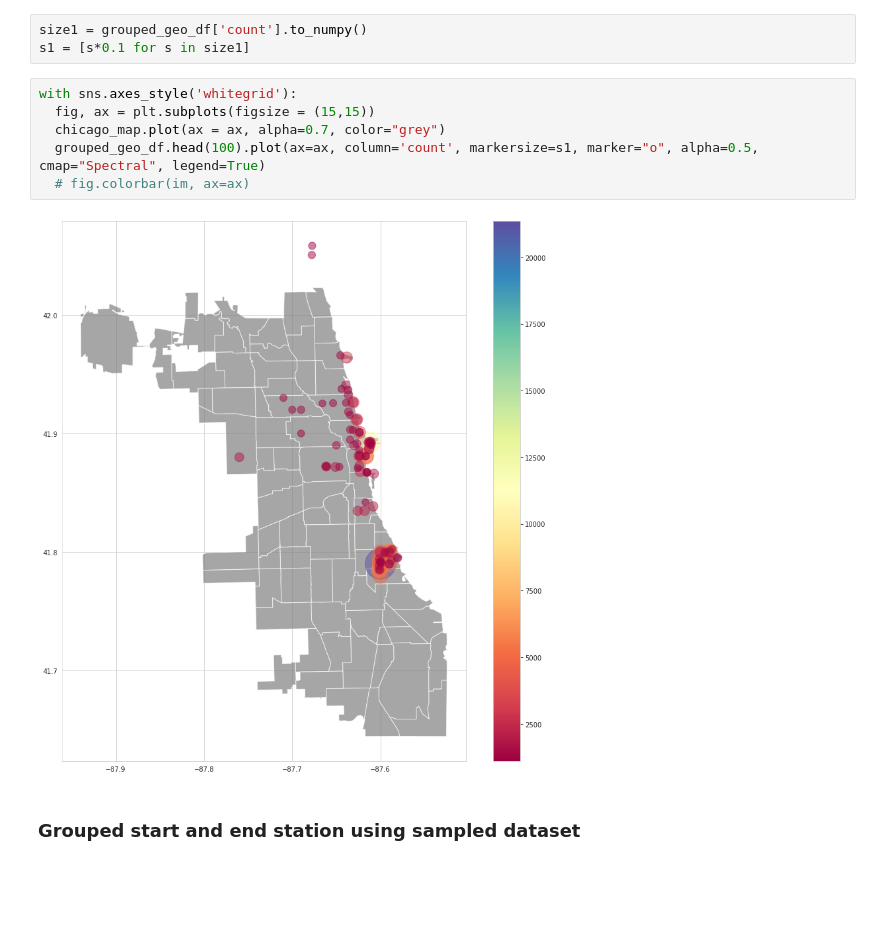
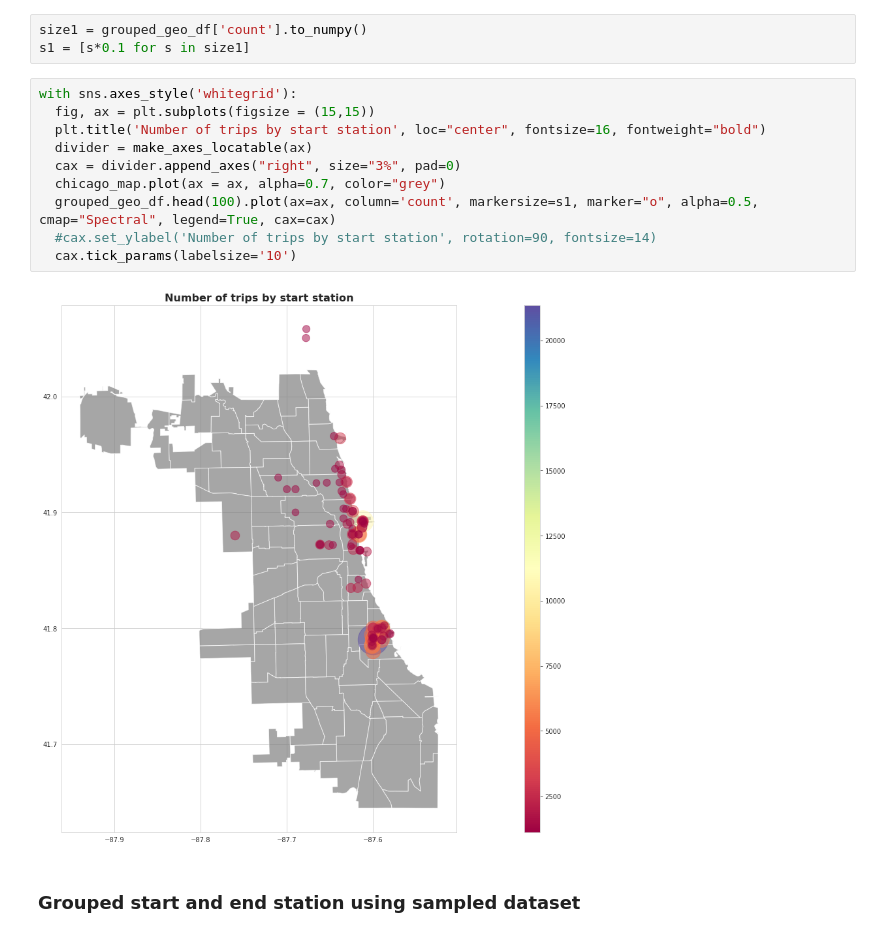
Before and after one commit to anamilanezi/google-data-analytics, a Jupyter notebook: Sample_LatLong.ipynb, the cells around one changed output. Drawn from its saved outputs; the diff is of its cells as text; blank space fills up the shorter version.

```diff
--- a/Sample_LatLong.ipynb
+++ b/Sample_LatLong.ipynb
@@ -534,11 +516,15 @@ s1 = [s*0.1 for s in size1]
 # %%
 with sns.axes_style('whitegrid'):
   fig, ax = plt.subplots(figsize = (15,15))
+  plt.title('Number of trips by start station', loc="center", fontsize=16, fontweight="bold")
+  divider = make_axes_locatable(ax)
+  cax = divider.append_axes("right", size="3%", pad=0)
   chicago_map.plot(ax = ax, alpha=0.7, color="grey")
-  grouped_geo_df.head(100).plot(ax=ax, column='count', markersize=s1, marker="o", alpha=0.5, cmap="Spectral", legend=True)
-  # fig.colorbar(im, ax=ax)
+  grouped_geo_df.head(100).plot(ax=ax, column='count', markersize=s1, marker="o", alpha=0.5, cmap="Spectral", legend=True, cax=cax)
+  #cax.set_ylabel('Number of trips by start station', rotation=90, fontsize=14)
+  cax.tick_params(labelsize='10')
 # %% [output]
-[figure, old version]
+[figure, new version]
 # %% [markdown]
 ### Grouped start and end station using sampled dataset
 # %%
```
Also changed, not shown: parts of 9 cells of this notebook.
